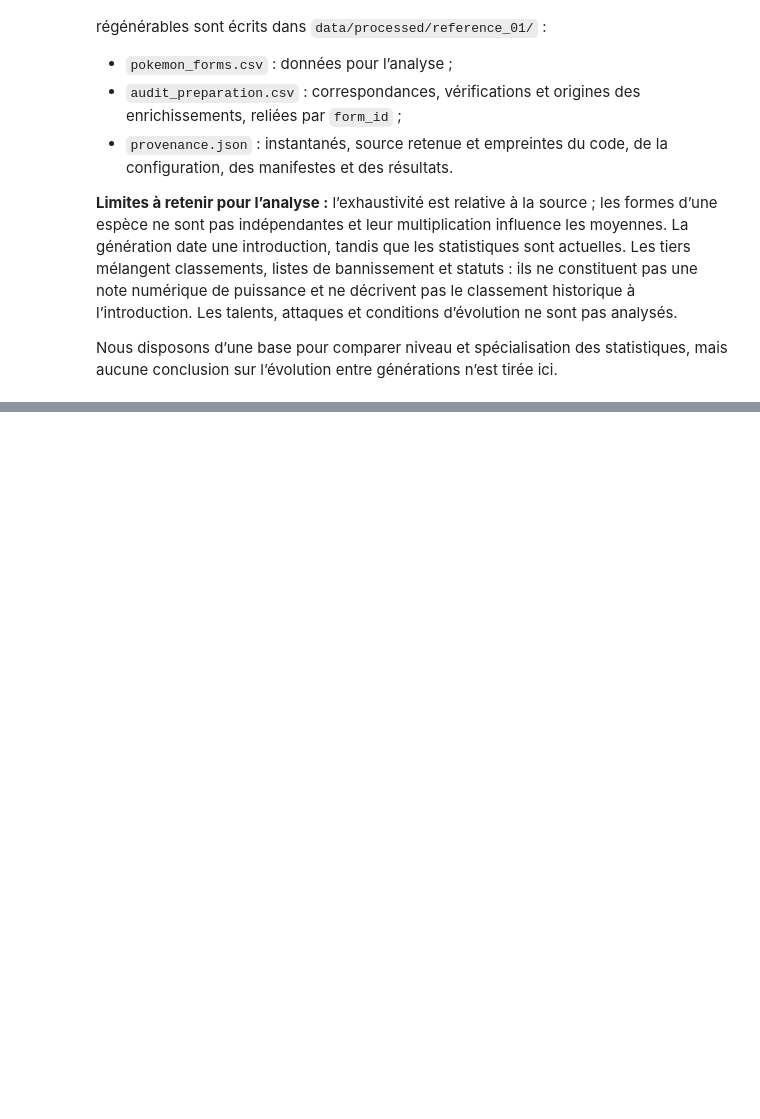
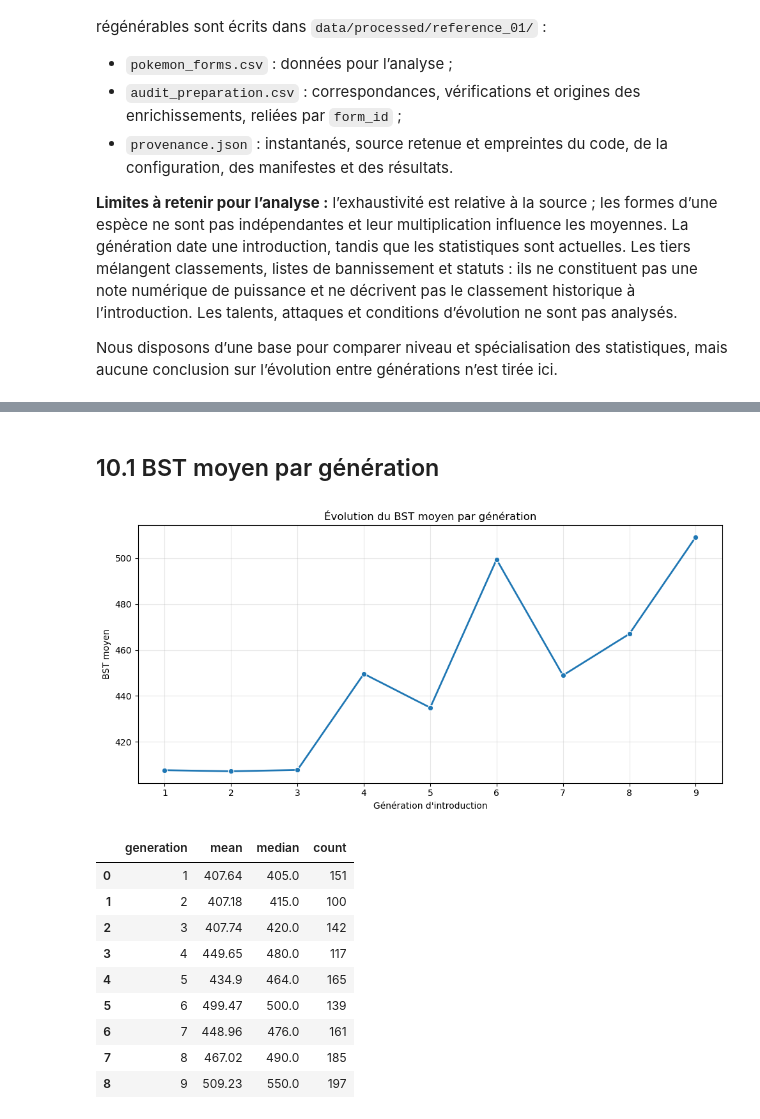
Before and after one commit to Turbo91994/Projet-python-data-science, a Jupyter notebook: notebook/constitution_base.ipynb, the cells around one changed output, grey strips where cells are left out. Drawn from its saved outputs; the diff is of its cells as text; code cells hidden in the pictures; blank space fills up the shorter version.

Commit message:
Visualization 4: évolution des spécialisations

```diff
--- a/notebook/constitution_base.ipynb
+++ b/notebook/constitution_base.ipynb
@@ -522,0 +463,20 @@ Toutefois, les moyennes seules ne permettent pas d'évaluer la dispersion des st
+# %%
+
+# Conservation d'une observation par variété et génération
+df_analyse = (
+    base.sort_values("form_id")
+    .drop_duplicates(subset=["pokemon_id", "generation"])
+    .copy()
+)
+
+# Vérification du nombre d'observations
+print("Nombre de formes initiales :", len(base))
+print("Nombre d'observations retenues :", len(df_analyse))
+print("Nombre de variétés distinctes :", df_analyse["pokemon_id"].nunique())
+
+# Vérification de l'unicité
+assert not df_analyse.duplicated(
+    ["pokemon_id", "generation"]
+).any()
+
+display(df_analyse.head())
@@ -522,0 +496,43 @@ Toutefois, les moyennes seules ne permettent pas d'évaluer la dispersion des st
+# %% [markdown]
+## 10.1 BST moyen par génération
+# %%
+
+# Calcul des statistiques descriptives par génération
+bst_generation = (
+    df_analyse.groupby("generation")["bst"]
+    .agg(["mean", "median", "count"])
+    .reset_index()
+)
+
+# Graphique
+plt.figure(figsize=(10, 5))
+
+sns.lineplot(
+    data=bst_generation,
+    x="generation",
+    y="mean",
+    marker="o",
+    linewidth=2
+)
+
+plt.title("Évolution du BST moyen par génération")
+plt.xlabel("Génération d'introduction")
+plt.ylabel("BST moyen")
+plt.xticks(range(1, 10))
+plt.grid(alpha=0.3)
+plt.tight_layout()
+plt.show()
+
+display(bst_generation.round(2))
+# %% [output]
+[figure, added]
+|  | generation | mean | median | count |
+| 0 | 1 | 407.64 | 405.0 | 151 |
+| 1 | 2 | 407.18 | 415.0 | 100 |
+| 2 | 3 | 407.74 | 420.0 | 142 |
+| 3 | 4 | 449.65 | 480.0 | 117 |
+| 4 | 5 | 434.9 | 464.0 | 165 |
+| 5 | 6 | 499.47 | 500.0 | 139 |
+| 6 | 7 | 448.96 | 476.0 | 161 |
+| 7 | 8 | 467.02 | 490.0 | 185 |
+| 8 | 9 | 509.23 | 550.0 | 197 |
```
Also changed, not shown: parts of 13 cells of this notebook, 1 other file.
